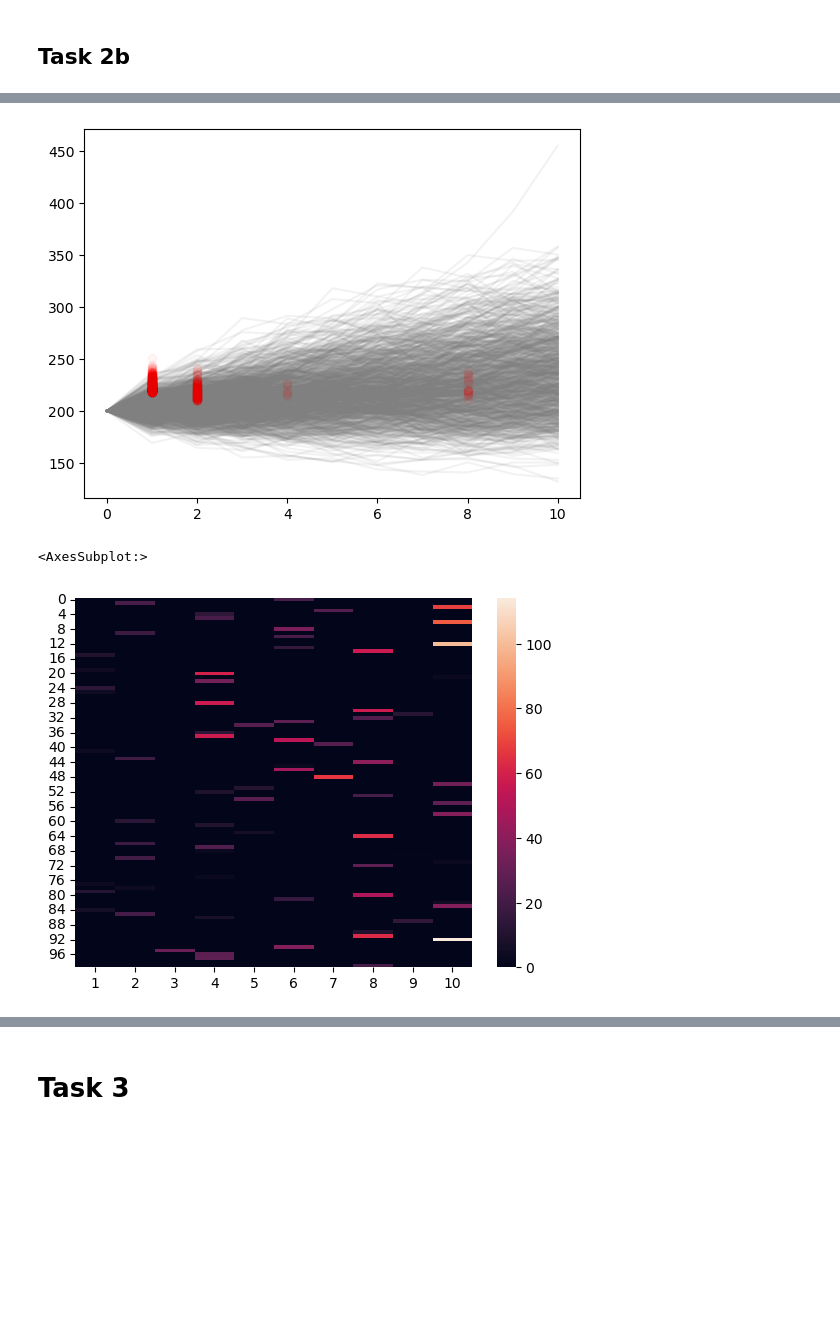
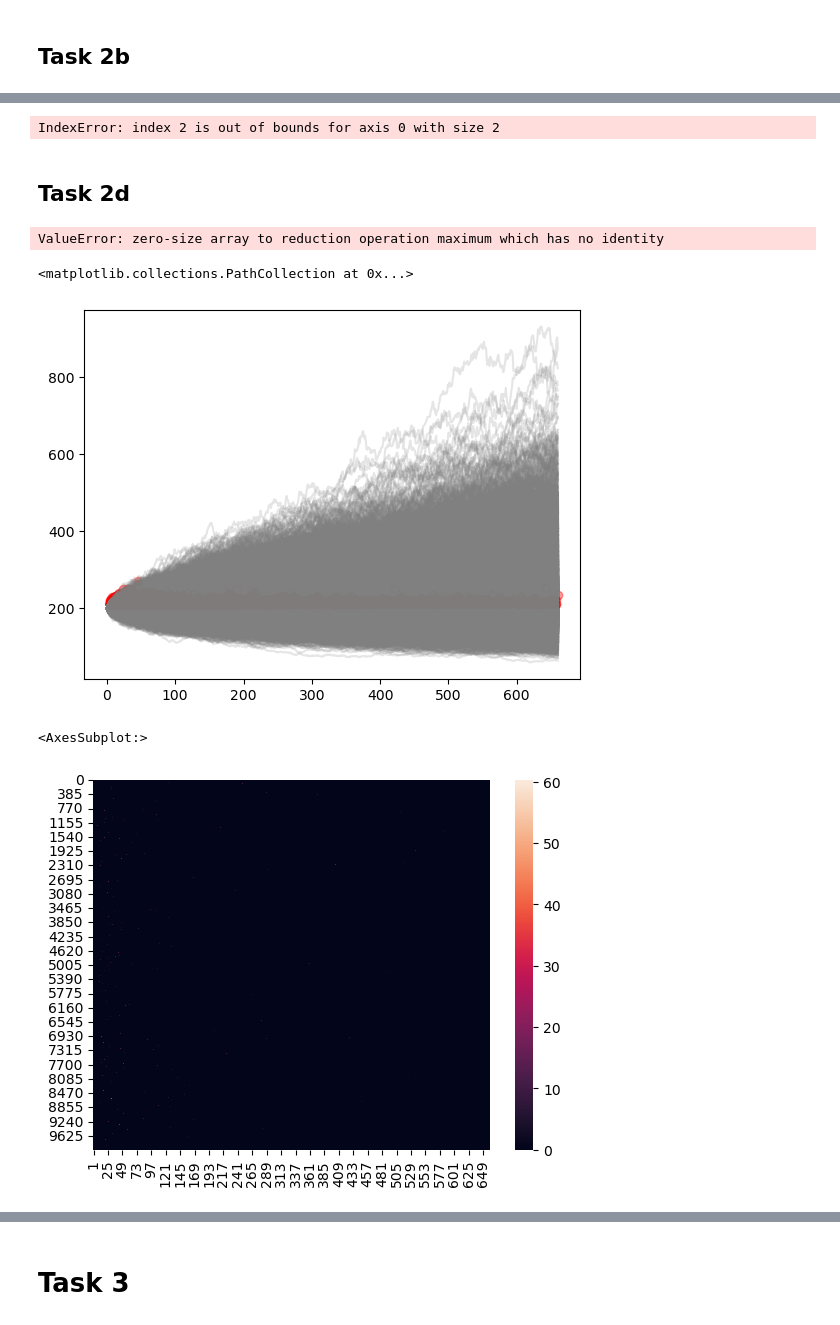
Before and after one commit to DataJakob/Various-School-Projects, a Jupyter notebook: Project_Evaluation_and_Finance/deliverable.ipynb, the cells around one changed output, grey strips where cells are left out. Drawn from its saved outputs; the diff is of its cells as text; code cells hidden in the pictures; blank space fills up the shorter version.

```diff
--- a/Project_Evaluation_and_Finance/deliverable.ipynb
+++ b/Project_Evaluation_and_Finance/deliverable.ipynb
@@ -147,0 +182,15 @@ pd.DataFrame({'BSM':[A_ex2aii1,A_ex2aii2],
+# %%
+ex2c = LeaSquMonCar(200, 210, 3, 0.2, 0.05, 0.01, 'Call', 10000, 660)
+paths = ex2c.CreatePaths(post=True)
+early_exercise = ex2c.LeastSquares(post=True)
+coords = ex2c.PlotEarlyExercise()
+
+plt.figure()
+plt.hist(coords[0], color='indianred',label='Early exercise' )
+plt.xlabel('Exercises')
+plt.ylabel('Frequency')
+plt.grid()
+plt.legend()
+plt.show()
+# %% [output]
+IndexError: index 2 is out of bounds for axis 0 with size 2
@@ -148,5 +199,9 @@ pd.DataFrame({'BSM':[A_ex2aii1,A_ex2aii2],
+# %% [markdown]
+<h2> Task 2d
 # %%
-ex2b  = LeaSquMonCar(200,210,3,0.1,0.05,0.01,'Put',1000,10)
-paths = ex2b.CreatePaths(post=True)
-early_exercise = ex2b.LeastSquares(post=True)
-coords = ex2b.PlotEarlyExercise()
+ex2d = LeaSquMonCar(200, 210, 3, 0.1, 0.05, 0.01, 'Call', 10000, 660)
+paths = ex2d.CreatePaths(post=True)
+early_exercise = ex2d.LeastSquares(post=True)
+coordsA = ex2d.PlotEarlyExercise()
+# %% [output]
+ValueError: zero-size array to reduction operation maximum which has no identity
@@ -153,11 +213,19 @@ coords = ex2b.PlotEarlyExercise()
+# %%
+ex2d = LeaSquMonCar(200, 210, 3, 0.3, 0.05, 0.01, 'Call', 10000, 660)
+paths = ex2d.CreatePaths(post=True)
+early_exercise = ex2d.LeastSquares(post=True)
+coordsC = ex2d.PlotEarlyExercise()
 # %%
 fig, ax = plt.subplots()
-for i in range(paths.shape[1]):
-    ax.plot(paths[i], color='grey', alpha=0.1, zorder=0)
+ax.plot(paths, color='grey',alpha=.2)
+# for i in range(paths.shape[1]):
+#     ax.plot(paths[i], color='grey', alpha=0.2, zorder=0)
 #Change strike,
-for i in range(len(coords[0])):
-    ax.scatter(coords[0][i]+1, coords[1][i]+210, color='red',alpha=0.04, zorder=1)
+ax.scatter(np.array(coords[0])+1,np.array(coords[1])+210, color='red', alpha=.4, zorder=1)
+# for i in range(len(coords[0])):
+#     ax.scatter(coords[0][i]+1, coords[1][i]+210, color='red',alpha=0.04, zorder=1)
 # plt.xlim(-2,3)
 # plt.ylim(195,210)
 # %% [output]
+<matplotlib.collections.PathCollection at 0x...>
-[figure, old version]
+[figure, new version]
@@ -167,7 +233,7 @@ import seaborn as sns
 sns.heatmap(early_exercise.iloc[:,1:-1])
 # %% [output]
 <AxesSubplot:>
-[figure, old version]
+[figure, new version]
 # %%
 early_exercise
 # %% [output]
```
Also changed, not shown: parts of 9 cells of this notebook, 1 other file.
